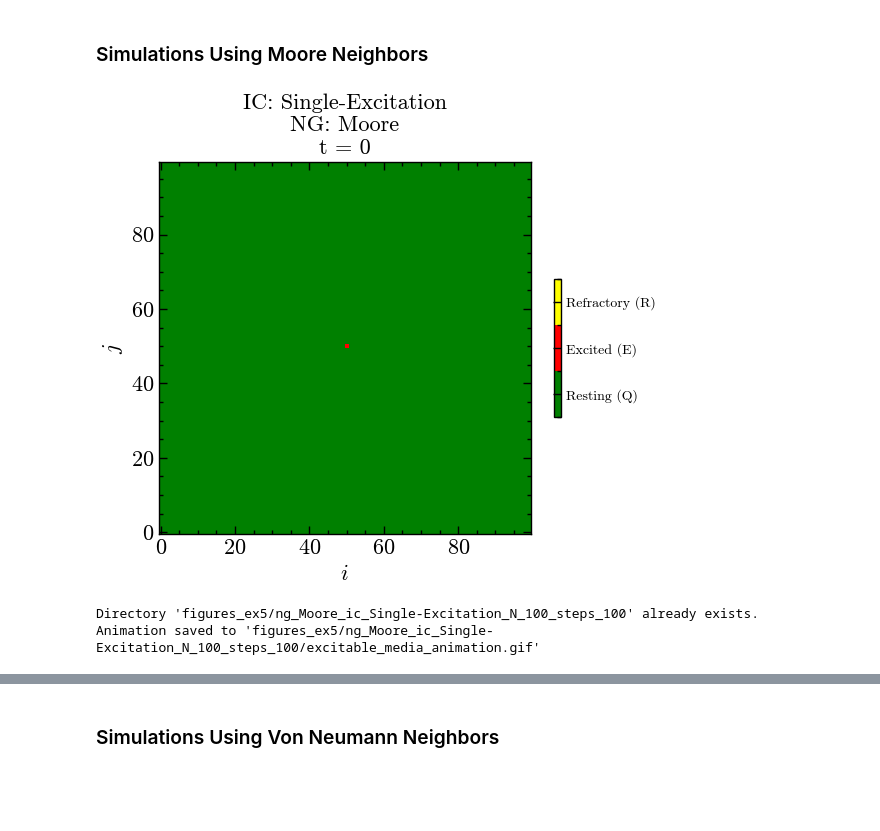
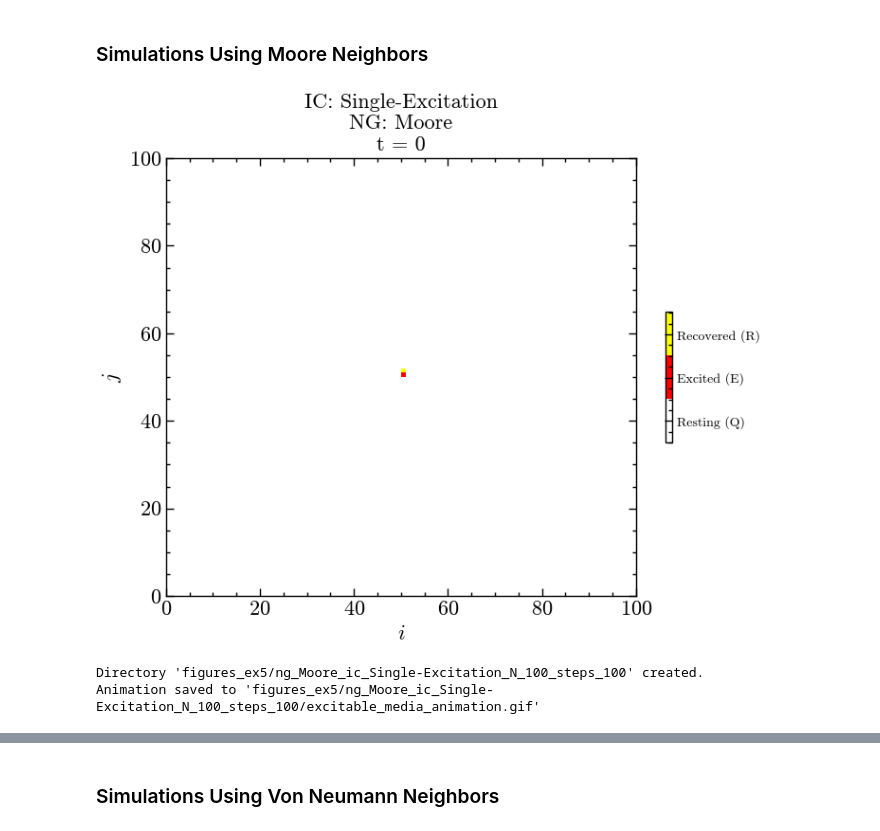
Before and after one commit to alanPalma25/complex_systems, a Jupyter notebook: exam2/exam2_CS.ipynb, the cells around one changed output, grey strips where cells are left out. Drawn from its saved outputs; the diff is of its cells as text; code cells hidden in the pictures; blank space fills up the shorter version.

```diff
--- a/exam2/exam2_CS.ipynb
+++ b/exam2/exam2_CS.ipynb
@@ -196,7 +196,7 @@ class ExcitableMediaCA:
         self.R = 2  # Refractory/Recovered
 
         # Color map for visualization
-        self.cmap = colors.ListedColormap(['green', 'red', 'yellow'])
+        self.cmap = colors.ListedColormap(['white', 'red', 'yellow'])
         self.bounds = [0, 1, 2, 3]
         self.norm = colors.BoundaryNorm(self.bounds, self.cmap.N)
 
@@ -271,12 +271,16 @@ class ExcitableMediaCA:
             center = self.N // 2
             self.grid[center, center] = self.E
 
+            # Single R cell in the center
+            self.grid[center + 1, center] = self.R
+
         elif condition_type == 'Multiple-Excitations':
             # Multiple excited cells
             centers = [(self.N//4, self.N//4), (self.N//4, 3*self.N//4),
                       (3*self.N//4, self.N//4), (3*self.N//4, 3*self.N//4)]
             for ci, cj in centers:
                 self.grid[ci, cj] = self.E
+                self.grid[ci + 1, cj] = self.R
 
         elif condition_type == 'Line-Excitation':
             # Horizontal line of excited cells
@@ -289,10 +293,10 @@ class ExcitableMediaCA:
             # Random excited cells (10% of grid)
             # Define a seed for reproducibility
             np.random.seed(1247)
-            random_mask = np.random.random((self.N, self.N)) < 0.1
+            random_mask = np.random.random((self.N, self.N)) < 0.01
             self.grid[random_mask] = self.E
 
-            random_mask_R = np.random.random((self.N, self.N)) < 0.1
+            random_mask_R = np.random.random((self.N, self.N)) < 0.01
             self.grid[random_mask_R] = self.R
 
     def simulate_steps(self, steps, initial_condition='single_excitation'):
@@ -318,12 +322,12 @@ class ExcitableMediaCA:
         """Plot the grid at a specific time step"""
 
         # Show intial contidion
-        plt.figure(figsize=(6, 6))
-        plt.imshow(self.grids[step], cmap=self.cmap, origin='lower', vmin=0, vmax=2)
+        plt.figure(figsize=(8, 6))
+        plt.pcolormesh(self.grids[step], cmap=self.cmap, vmin=0, vmax=2)
 
         # Add the color code
         cbar = plt.colorbar(ticks=[0.33, 0.99, 1.65], shrink=0.3)
-        cbar.ax.set_yticklabels(['Resting (Q)', 'Excited (E)', 'Refractory (R)'], fontsize=10)
+        cbar.ax.set_yticklabels(['Resting (Q)', 'Excited (E)', 'Recovered (R)'], fontsize=10)
 
         plt.title(f'IC: {self.ic}\n' + f'NG: {self.neighborhood_type}\n' + f't = {step}')
         plt.xlabel(r'$i$')
@@ -359,12 +363,12 @@ class ExcitableMediaCA:
 
             outdir_gif = outdir2
 
-        fig, ax = plt.subplots(figsize=(6, 6))
-        img = ax.imshow(self.grids[0], cmap=self.cmap, origin='lower')
+        fig, ax = plt.subplots(figsize=(8, 6))
+        img = ax.pcolormesh(self.grids[0], cmap=self.cmap, vmin=0, vmax=2)
 
         # Add the color code
         cbar = plt.colorbar(img, ticks=[0.33, 0.99, 1.65], shrink=0.3)
-        cbar.ax.set_yticklabels(['Resting (Q)', 'Excited (E)', 'Refractory (R)'], fontsize=10)
+        cbar.ax.set_yticklabels(['Resting (Q)', 'Excited (E)', 'Recovered (R)'], fontsize=10)
 
         def update(frame):
             img.set_array(self.grids[frame])
@@ -387,15 +391,15 @@ class ExcitableMediaCA:
 # %% [markdown]
 ### Simulations Using Moore Neighbors
 # %%
-test = ExcitableMediaCA(N=100, neighborhood_type='Moore')
-grids_res = test.simulate_steps(steps=100, initial_condition='Single-Excitation')
+solm1 = ExcitableMediaCA(N=100, neighborhood_type='Moore')
+grids_res = solm1.simulate_steps(steps=100, initial_condition='Single-Excitation')
 # %%
-test.plot_frame(step=0)
+solm1.plot_frame(step=0)
 # %% [output]
-[figure, old version]
+[figure, new version]
 # %%
-animation = test.animate(outdir='figures_ex5')
+animation = solm1.animate(outdir='figures_ex5')
 # %% [output]
-Directory 'figures_ex5/ng_Moore_ic_Single-Excitation_N_100_steps_100' already exists.
+Directory 'figures_ex5/ng_Moore_ic_Single-Excitation_N_100_steps_100' created.
 Animation saved to 'figures_ex5/ng_Moore_ic_Single-Excitation_N_100_steps_100/excitable_media_animation.gif'
 # %%
```
Also changed, not shown: parts of 49 cells of this notebook, 20 other files.
